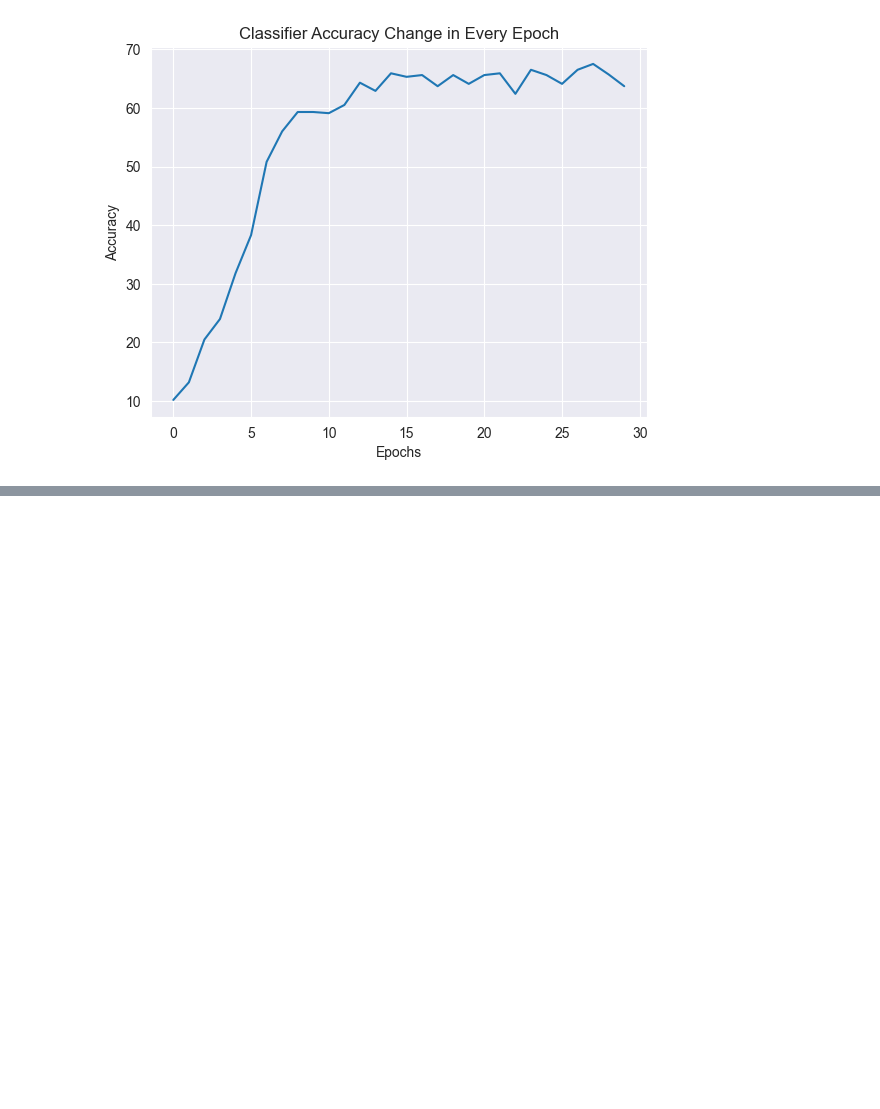
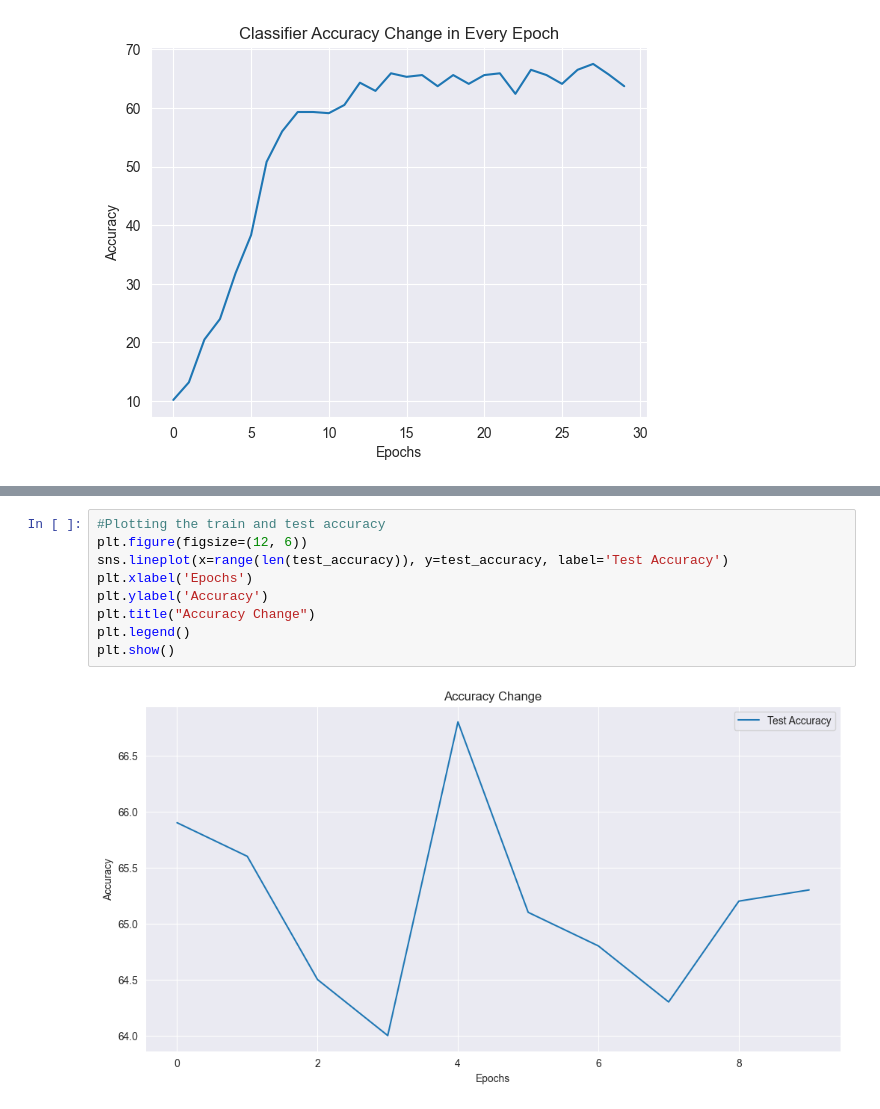
Before and after one commit to omerzzeybek9/Image-Recognition-Project, a Jupyter notebook: Learning.ipynb, the cells around one changed output, grey strips where cells are left out. Cells and saved outputs as stored; diff of their text form; blank space fills up the shorter version.

```diff
--- a/Learning.ipynb
+++ b/Learning.ipynb
@@ -245,0 +295,11 @@ plt.show()
+# %%
+#Plotting the train and test accuracy
+plt.figure(figsize=(12, 6))
+sns.lineplot(x=range(len(test_accuracy)), y=test_accuracy, label='Test Accuracy')
+plt.xlabel('Epochs')
+plt.ylabel('Accuracy')
+plt.title("Accuracy Change")
+plt.legend()
+plt.show()
+# %% [output]
+[figure, added]
```
Also changed, not shown: parts of 5 cells of this notebook, 1 other file.
